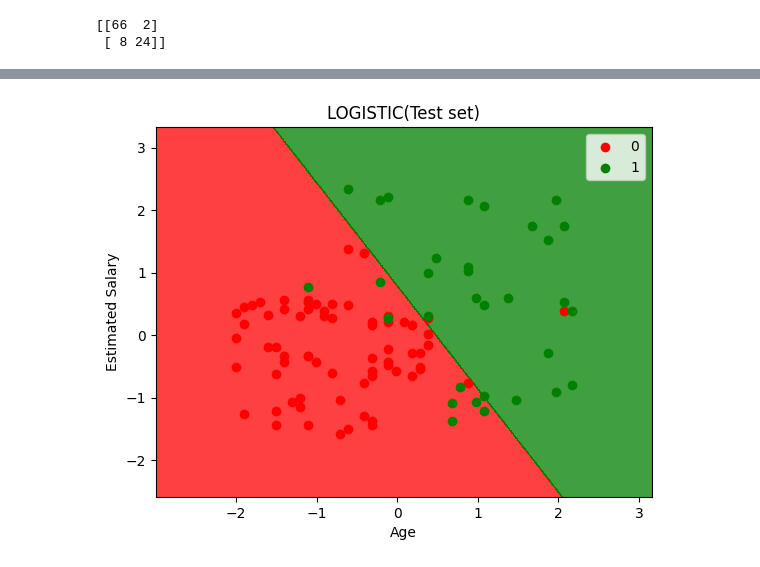
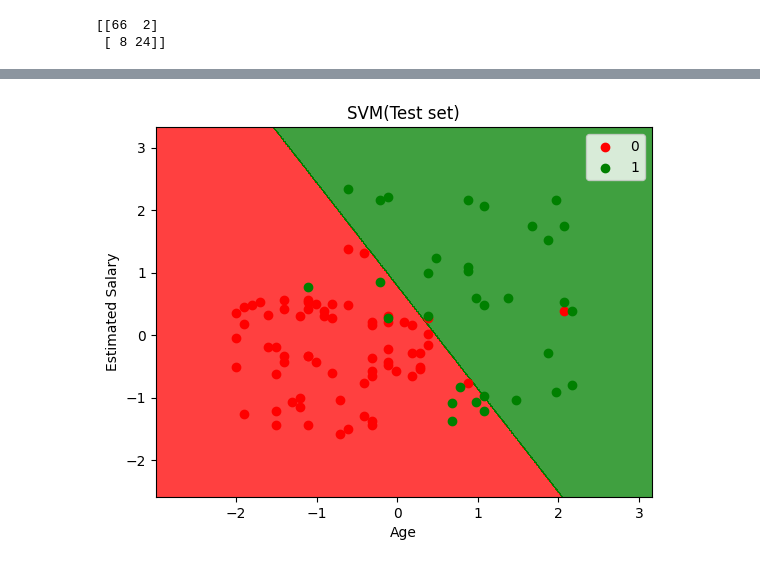
Before and after one commit to qiao-hao-git/ML_Code, a Jupyter notebook: SVM.ipynb, the cells around one changed output, grey strips where cells are left out. Drawn from its saved outputs; the diff is of its cells as text; code cells hidden in the pictures.

```diff
--- a/SVM.ipynb
+++ b/SVM.ipynb
@@ -128,19 +128,19 @@ plt.show()
 # %%
 from matplotlib.colors import ListedColormap
 X_set,Y_set = X_test,Y_test
 X1,X2 = np.meshgrid(np.arange(start=X_set[:,0].min()-1,stop=X_set[:,0].max()+1,step=0.01),
     np.arange(start=X_set[:,1].min()-1,stop=X_set[:,1].max()+1,step=0.01))
 plt.contourf(X1,X2,classifier.predict(np.array([X1.ravel(),X2.ravel()]).T).reshape(X1.shape),
       alpha=0.75,cmap=ListedColormap(('red','green')))
 plt.xlim(X1.min(),X1.max())
 plt.ylim(X2.min(),X2.max())
 for i,j in enumerate(np.unique(Y_set)):
   plt.scatter(X_set[Y_set==j,0],X_set[Y_set==j,1],
   c=ListedColormap(('red','green'))(i),label=j)
-plt.title('LOGISTIC(Test set)')
+plt.title('SVM(Test set)')
 plt.xlabel('Age')
 plt.ylabel('Estimated Salary')
 plt.legend()
 plt.show()
 # %% [output]
-[figure, old version]
+[figure, new version]
```
Also changed, not shown: parts of 1 cell of this notebook.
